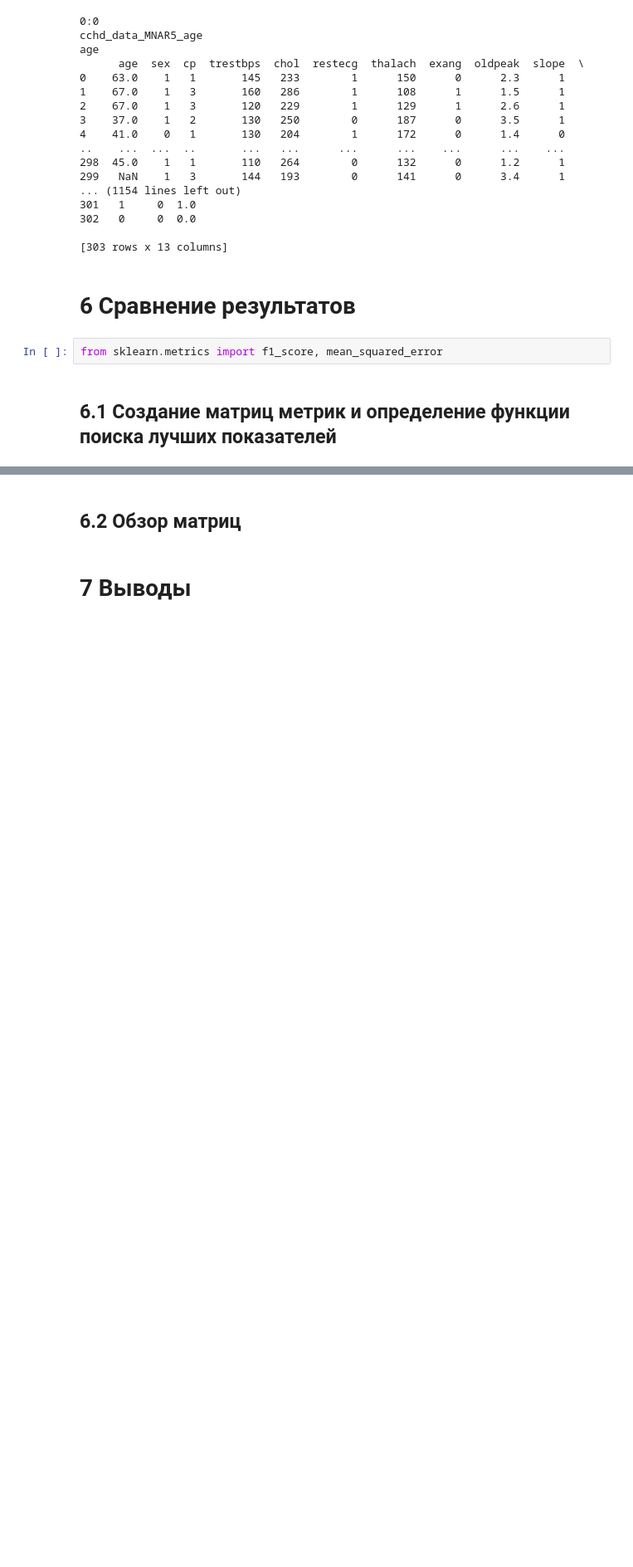
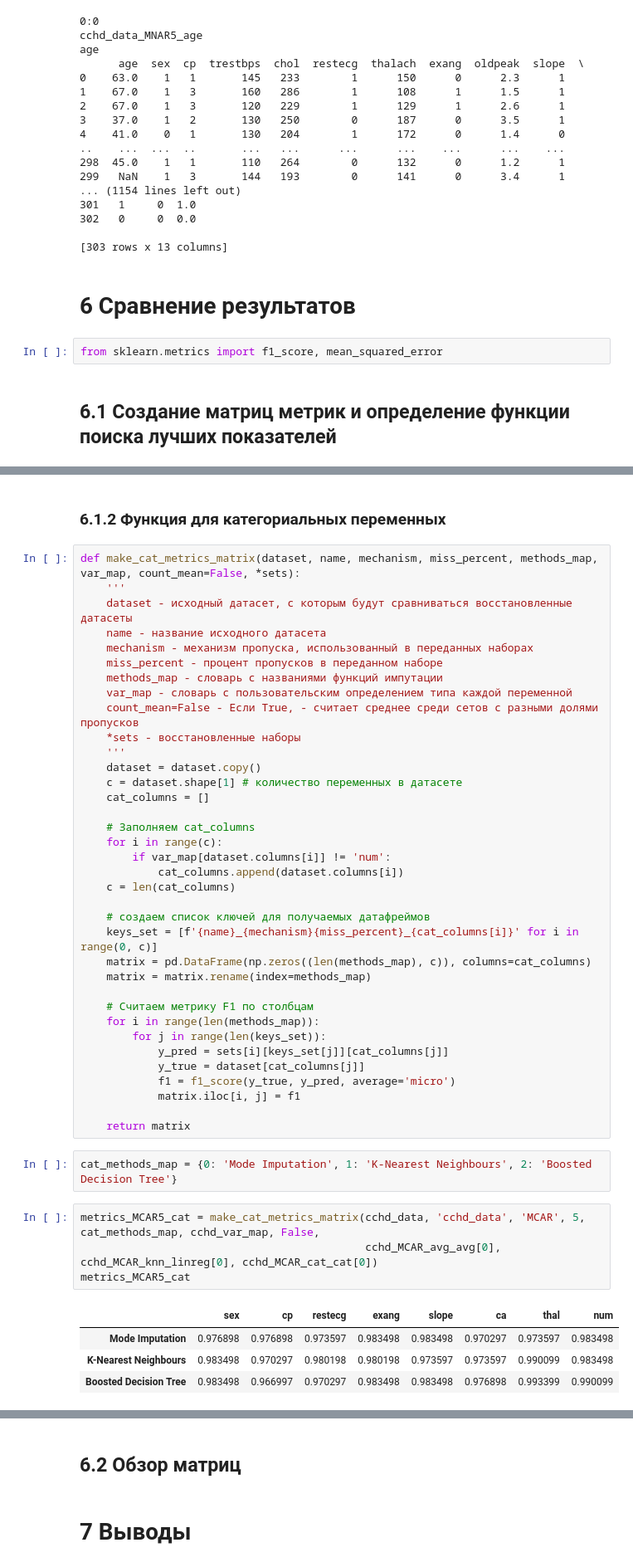
Before and after one commit to ngumbk/grad_missing_imputation, a Jupyter notebook: Research Notebooks/Data_reseach.ipynb, the cells around one changed output, grey strips where cells are left out. Shown at 83% size. Saved outputs shown, nothing was run; the diff lists cells and outputs as text; blank space fills up the shorter version.

Commit message:
Implement metrics matrix creating functions - 2 functions that can collect right values from all the trash sets, I created. Not in very convenient way, though, but they do their job. - Clean up!

```diff
--- a/Research Notebooks/Data_reseach.ipynb
+++ b/Research Notebooks/Data_reseach.ipynb
@@ -1209,0 +1257,49 @@ metrics_MCAR_cat = make_metrics_matrix()
+# %% [markdown]
+### 6.1.2 Функция для категориальных переменных <a class="anchor" id="sub_section_6_1_2"></a>
+# %%
+def make_cat_metrics_matrix(dataset, name, mechanism, miss_percent, methods_map, var_map, count_mean=False, *sets):
+    '''
+    dataset - исходный датасет, с которым будут сравниваться восстановленные датасеты
+    name - название исходного датасета
+    mechanism - механизм пропуска, использованный в переданных наборах
+    miss_percent - процент пропусков в переданном наборе
+    methods_map - словарь с названиями функций импутации
+    var_map - словарь с пользовательским определением типа каждой переменной
+    count_mean=False - Если True, - считает среднее среди сетов с разными долями пропусков
+    *sets - восстановленные наборы
+    '''
+    dataset = dataset.copy()
+    c = dataset.shape[1] # количество переменных в датасете
+    cat_columns = []
+
+    # Заполняем cat_columns
+    for i in range(c):
+        if var_map[dataset.columns[i]] != 'num':
+            cat_columns.append(dataset.columns[i])
+    c = len(cat_columns)
+
+    # создаем список ключей для получаемых датафреймов
+    keys_set = [f'{name}_{mechanism}{miss_percent}_{cat_columns[i]}' for i in range(0, c)]
+    matrix = pd.DataFrame(np.zeros((len(methods_map), c)), columns=cat_columns)
+    matrix = matrix.rename(index=methods_map)
+
+    # Считаем метрику F1 по столбцам
+    for i in range(len(methods_map)):
+        for j in range(len(keys_set)):
+            y_pred = sets[i][keys_set[j]][cat_columns[j]]
+            y_true = dataset[cat_columns[j]]
+            f1 = f1_score(y_true, y_pred, average='micro')
+            matrix.iloc[i, j] = f1
+
+    return matrix
+# %%
+cat_methods_map = {0: 'Mode Imputation', 1: 'K-Nearest Neighbours', 2: 'Boosted Decision Tree'}
+# %%
+metrics_MCAR5_cat = make_cat_metrics_matrix(cchd_data, 'cchd_data', 'MCAR', 5, cat_methods_map, cchd_var_map, False,
+                                            cchd_MCAR_avg_avg[0], cchd_MCAR_knn_linreg[0], cchd_MCAR_cat_cat[0])
+metrics_MCAR5_cat
+# %% [output]
+|  | sex | cp | restecg | exang | slope | ca | thal | num |
+| Mode Imputation | 0.976898 | 0.976898 | 0.973597 | 0.983498 | 0.983498 | 0.970297 | 0.973597 | 0.983498 |
+| K-Nearest Neighbours | 0.983498 | 0.970297 | 0.980198 | 0.980198 | 0.973597 | 0.973597 | 0.990099 | 0.983498 |
+| Boosted Decision Tree | 0.983498 | 0.966997 | 0.970297 | 0.983498 | 0.983498 | 0.976898 | 0.993399 | 0.990099 |
```
Also changed, not shown: parts of 43 cells of this notebook.
